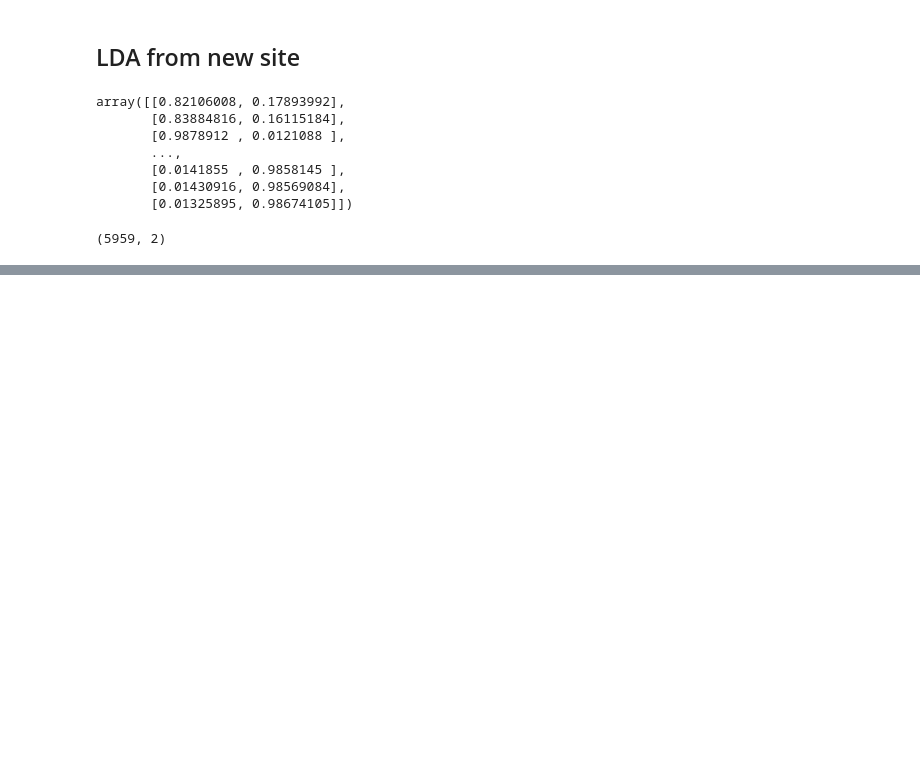
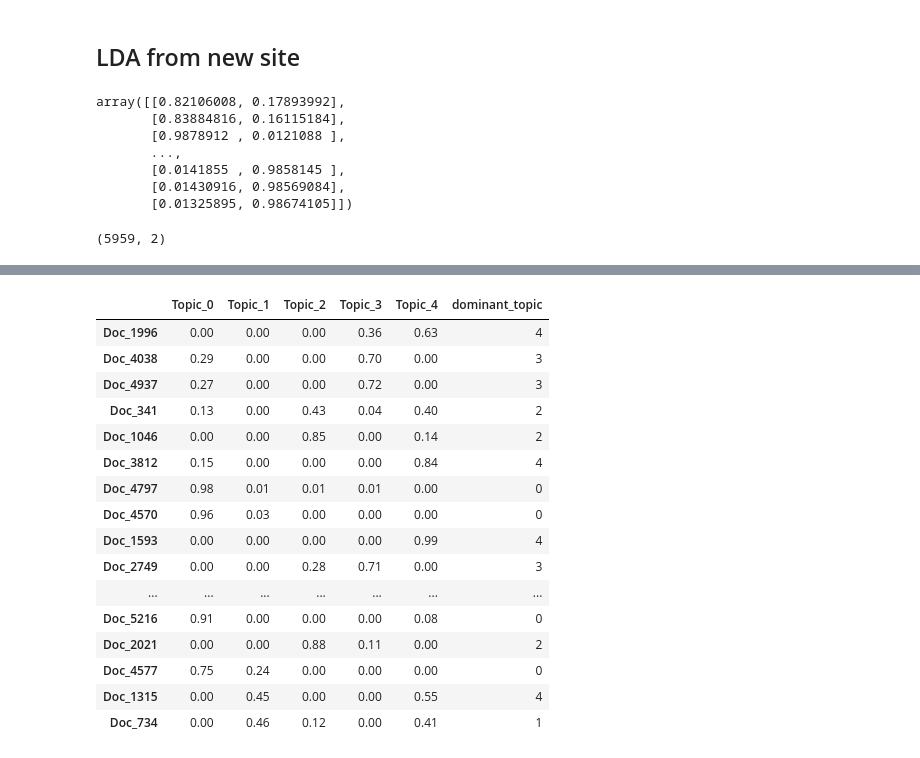
Before and after one commit to ejfeldman7/coffee-reviews-nlp, a Jupyter notebook: Notebooks/lda.ipynb, the cells around one changed output, grey strips where cells are left out. Cells and saved outputs as stored; diff of their text form; code cells hidden in the pictures; blank space fills up the shorter version.

```diff
--- a/Notebooks/lda.ipynb
+++ b/Notebooks/lda.ipynb
@@ -42,13 +42,14 @@ with open('coffee_ratings.pickle','rb') as read_file:
     ratings = pickle.load(read_file)
 with open('combined.pickle','rb') as read_file:
     combined = pickle.load(read_file)
-with open('df.pickle','rb') as read_file:
+with open('df_full.pickle','rb') as read_file:
     df = pickle.load(read_file)
+with open('df_topic_breakdown.pickle','rb') as read_file:
+    df_topic_breakdown = pickle.load(read_file)
+with open('sentiment.pickle','rb') as read_file:
+    sentiment = pickle.load(read_file)
+
+with open('blindtfidf_vec.pickle', 'rb') as read_file:
+    blindtfidf = pickle.load(read_file)
+with open('blindtfidf_mat.pickle', 'rb') as read_file:
+    tfidf_blind = pickle.load(read_file)
-# %%
-df = pd.DataFrame()
-df['Roaster'] = coffee['Roaster']
-df['TextA'] = coffee.Review + coffee.Notes + coffee.TLDR
-df['TextB'] = df.TextA.str.replace('[^ ]+\.[^ ]+','',regex=True)
-df['Text'] = df.TextB.str.replace(r'Visit.*\n?','',regex=True)
-df.drop(columns=['TextA','TextB'],inplace=True)
-df
@@ -185,13 +156,18 @@ best_lda_model
+# %%
+best_lda_model
+other_lda_model = LatentDirichletAllocation(learning_decay=0.9, n_components=5)
 # %%
 # Create a document to topic matrix
-lda_output = best_lda_model.transform(feature_matrix)
+lda_output = other_lda_model.fit_transform(feature_matrix)
+
+# lda_output = best_lda_model.transform(feature_matrix)
 # column names
-topicnames = ['Topic_' + str(i) for i in range(best_lda_model.n_components)]
+topicnames = ['Topic_' + str(i) for i in range(other_lda_model.n_components)]
 
 # index names
-docnames = ['Doc_' + str(i) for i in range(len(clean_reviews_text))]
+docnames = ['Doc_' + str(i) for i in range(len(df.Text.str.replace(r'\d+','',regex=True)))]
 
 # create a dataframe
 df_document_topic = pd.DataFrame(np.round(lda_output,2), columns=topicnames, index=docnames)
 
-df_document_topic.head()
+df_document_topic.head(10)
@@ -198,6 +196,24 @@ df_document_topic.head()
 # %%
 # dominant topic
 df_document_topic['dominant_topic'] = np.argmax(df_document_topic.values, axis=1)
-df_document_topic.head()
+df_document_topic.sample(20)
+# %% [output]
+|  | Topic_0 | Topic_1 | Topic_2 | Topic_3 | Topic_4 | dominant_topic |
+| Doc_1996 | 0.00 | 0.00 | 0.00 | 0.36 | 0.63 | 4 |
+| Doc_4038 | 0.29 | 0.00 | 0.00 | 0.70 | 0.00 | 3 |
+| Doc_4937 | 0.27 | 0.00 | 0.00 | 0.72 | 0.00 | 3 |
+| Doc_341 | 0.13 | 0.00 | 0.43 | 0.04 | 0.40 | 2 |
+| Doc_1046 | 0.00 | 0.00 | 0.85 | 0.00 | 0.14 | 2 |
+| Doc_3812 | 0.15 | 0.00 | 0.00 | 0.00 | 0.84 | 4 |
+| Doc_4797 | 0.98 | 0.01 | 0.01 | 0.01 | 0.00 | 0 |
+| Doc_4570 | 0.96 | 0.03 | 0.00 | 0.00 | 0.00 | 0 |
+| Doc_1593 | 0.00 | 0.00 | 0.00 | 0.00 | 0.99 | 4 |
+| Doc_2749 | 0.00 | 0.00 | 0.28 | 0.71 | 0.00 | 3 |
+| ... | ... | ... | ... | ... | ... | ... |
+| Doc_5216 | 0.91 | 0.00 | 0.00 | 0.00 | 0.08 | 0 |
+| Doc_2021 | 0.00 | 0.00 | 0.88 | 0.11 | 0.00 | 2 |
+| Doc_4577 | 0.75 | 0.24 | 0.00 | 0.00 | 0.00 | 0 |
+| Doc_1315 | 0.00 | 0.45 | 0.00 | 0.00 | 0.55 | 4 |
+| Doc_734 | 0.00 | 0.46 | 0.12 | 0.00 | 0.41 | 1 |
 # %%
 sns.countplot(df_document_topic.dominant_topic)
```
Also changed, not shown: parts of 9 cells of this notebook, 7 other files.
